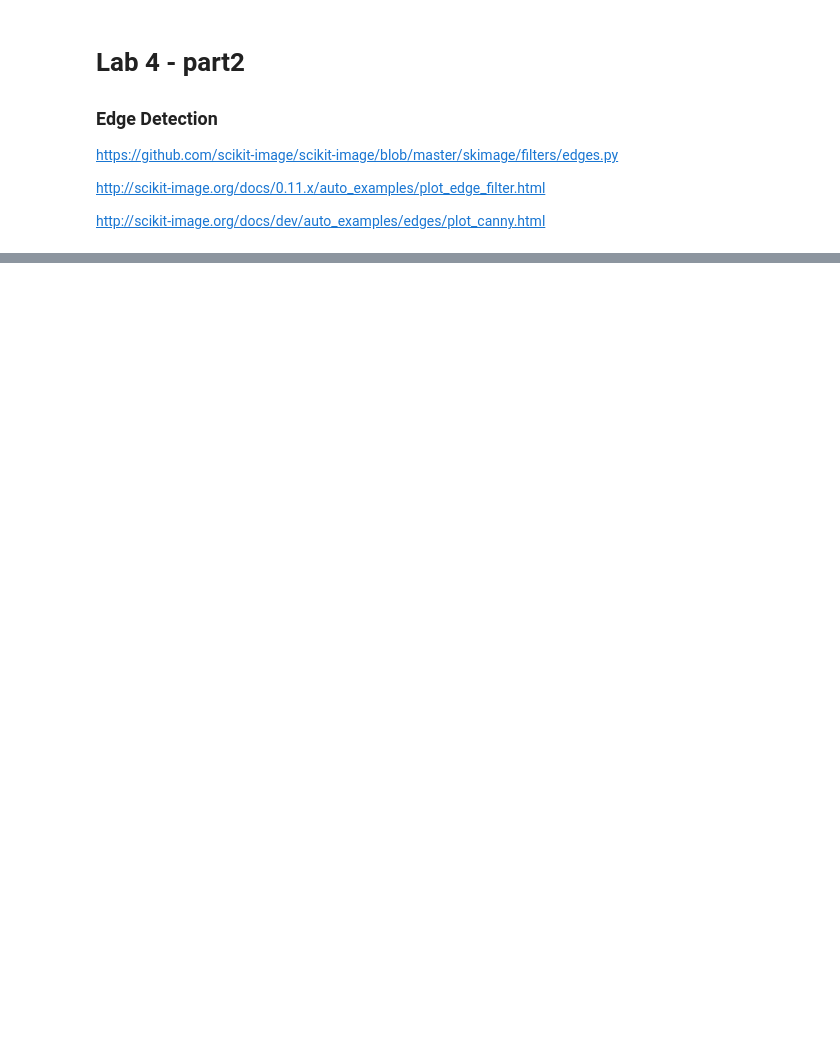
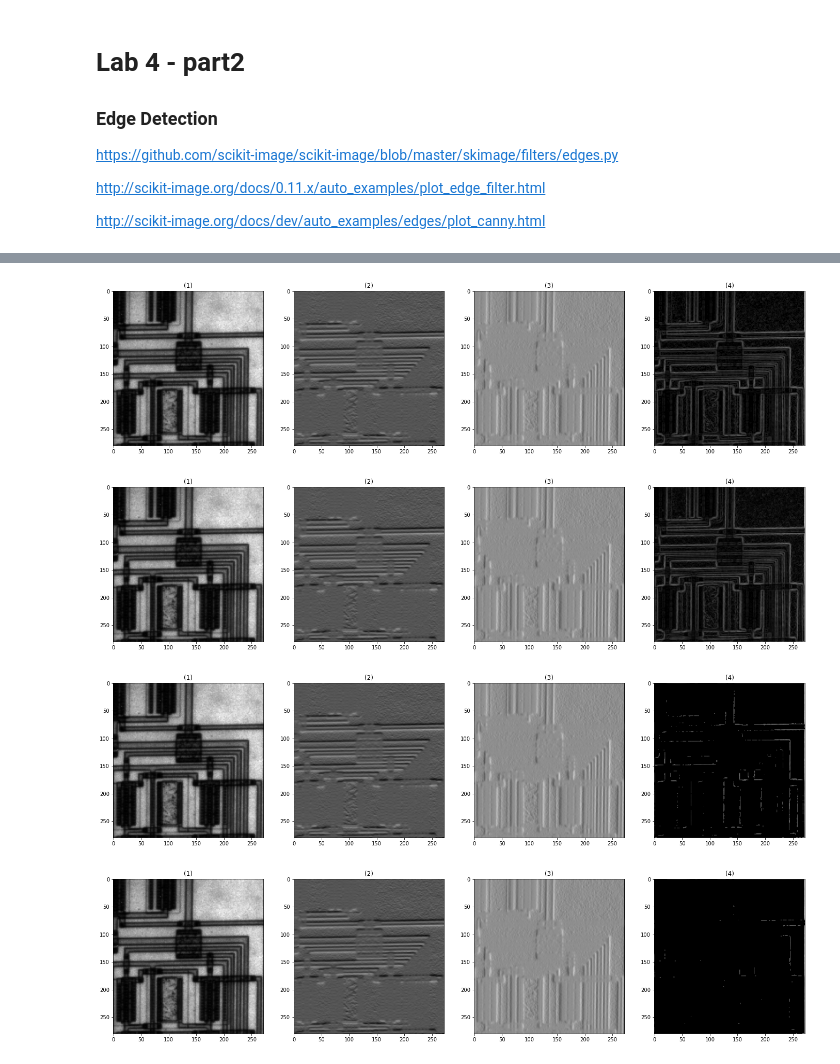
Before and after one commit to We2Am-BaSsem/IP-Labs, a Jupyter notebook: Lab5_Edge_Detection_STD/Lab_Edge_Detection_STD.ipynb, the cells around one changed output, grey strips where cells are left out. Saved outputs shown, nothing was run; the diff lists cells and outputs as text; code cells hidden in the pictures; blank space fills up the shorter version.

```diff
--- a/Lab5_Edge_Detection_STD/Lab_Edge_Detection_STD.ipynb
+++ b/Lab5_Edge_Detection_STD/Lab_Edge_Detection_STD.ipynb
@@ -29,0 +43,52 @@ thres= 20
+# %%
+# 2. Custom Sobel (V-H-Both)
+def CustomSobel(image,Threshold=20,window_width=3, window_height=3):
+    x_temp_img = np.pad(image, (1, 1), 'constant', constant_values=(0))
+    y_temp_img = np.pad(image, (1, 1), 'constant', constant_values=(0))
+    x_edges_img = np.zeros(image.shape)
+    y_edges_img = np.zeros(image.shape)
+    xy_edges_img = np.zeros(image.shape)
+
+    hx = np.array([
+        [-1, -2, -1],
+        [ 0,  0,  0],
+        [ 1,  2,  1]
+    ])
+    hy = np.array([
+        [-1, 0, 1],
+        [-2, 0, 2],
+        [-1, 0, 1]
+    ])
+
+    for i in range(image.shape[0]):
+        for j in range(image.shape[1]):
+            x_edges_img[i][j] = np.sum(x_temp_img[i:i+3,j:j+3]*hx, dtype=np.int32)
+            y_edges_img[i][j] = np.sum(y_temp_img[i:i+3,j:j+3]*hy, dtype=np.int32)
+
+    Xedge = image.shape[0]
+    Yedge = image.shape[1]
+    xy_edges_img = np.sqrt(x_edges_img[0:Xedge,0:Yedge]**2 + y_edges_img[0:Xedge,0:Yedge]**2)
+    xy_edges_img[xy_edges_img<Threshold]=0
+
+    return x_edges_img[0:Xedge,0:Yedge],y_edges_img[0:Xedge,0:Yedge],xy_edges_img
+
+
+
+
+img = io.imread('circuit.tif')
+x,y,xy=CustomSobel(image=img)
+show_images(images=[img,x,y,xy])
+
+x,y,xy=CustomSobel(image=img,Threshold=10)
+show_images(images=[img,x,y,xy])
+
+x,y,xy=CustomSobel(image=img,Threshold=200)
+show_images(images=[img,x,y,xy])
+
+x,y,xy=CustomSobel(image=img,Threshold=250)
+show_images(images=[img,x,y,xy])
+# %% [output]
+[figure, added]
+[figure, added]
+[figure, added]
+[figure, added]
```
Also changed, not shown: parts of 9 cells of this notebook, 1 other file.
